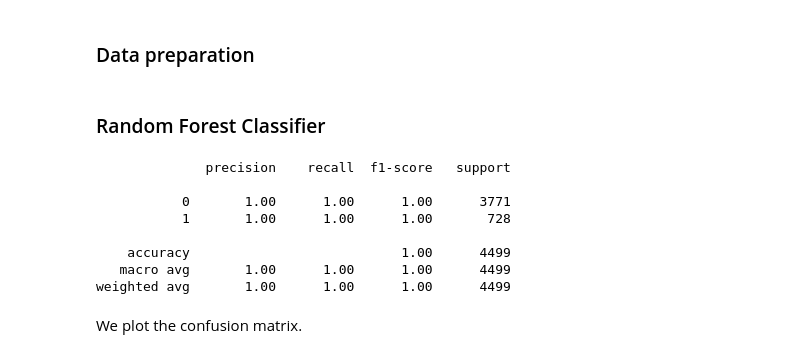
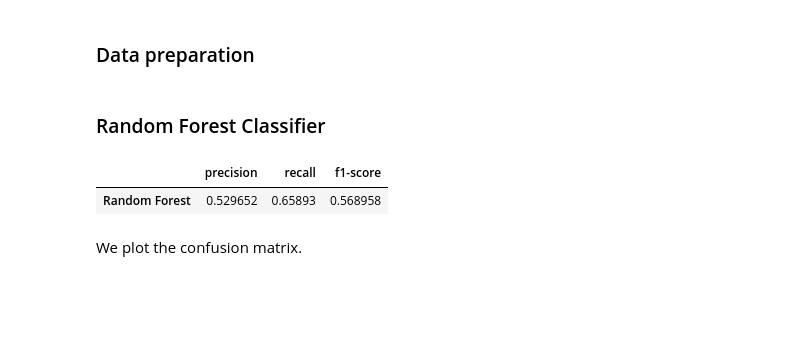
Before and after one commit to Bast-94/CYBERML-Project, a Jupyter notebook: cyber-ml.ipynb, the cells around one changed output. Drawn from its saved outputs; the diff is of its cells as text; code cells hidden in the pictures; blank space fills up the shorter version.

Commit message:
classification: Added cross validation for random forest and xgboost

```diff
--- a/cyber-ml.ipynb
+++ b/cyber-ml.ipynb
@@ -57,9 +57,9 @@ Isolation forest Algorithm is applied on categorical data with precising an `out
 With `get_list_of_if_outliers` implemented in previous practical sessions, we apply Isolation forest algorithm on categroical data. Then we will retrieve outliers indexes.
 # %%
 outlier_fraction = (full_df['Label'] == 1).sum() / len(full_df)
-categorical_columns = get_object_column_names(full_df)
-categorical_columns.append('Date')
-if_outlier_indexes = get_list_of_if_outliers(full_df.drop(columns=categorical_columns), outlier_fraction, seed=35)
+# categorical_columns = get_object_column_names(full_df)
+# categorical_columns.append('Date')
+if_outlier_indexes = get_list_of_if_outliers(full_df.drop(columns=['Date', 'Attack', 'Label']), outlier_fraction, seed=35)
 # %% [markdown]
 Let's compute accuracy by counting predicted outliers which are real outliers.
 # %%
@@ -104,7 +105,7 @@ full_df.to_csv('./data/clean_swat.csv')
 # %% [markdown]
 ## Outlier detection with LocalOutlierFactor
 # %%
-local_factor_outliers_indices = get_list_of_lof_outliers(full_df.drop(columns=categorical_columns), outlier_fraction)
+local_factor_outliers_indices = get_list_of_lof_outliers(full_df.drop(columns=['Date', 'Attack', 'Label']), outlier_fraction)
 
 lof_outliers = np.zeros(len(full_df))
 lof_outliers[local_factor_outliers_indices] = 1
@@ -148,32 +150,44 @@ from xgboost import XGBClassifier
 # %%
 seed: int = 42
-one_hot_encoded_df = get_one_hot_encoded_dataframe(full_df.drop(columns=categorical_columns))
+one_hot_encoded_df = get_one_hot_encoded_dataframe(full_df.drop(columns=['Date', 'Attack', 'Label']))
 no_nan_df = remove_nan_through_mean_imputation(one_hot_encoded_df)
 # %% [markdown]
 ### Random Forest Classifier
-# %%
-random_forest = RandomForestClassifier(
-    n_estimators=512,
-    max_depth=128,
-    max_leaf_nodes=256,
-    max_features='sqrt',
-    random_state=seed
-)
-
-X_train, X_test, y_train, y_test = train_test_split(no_nan_df, no_nan_df['Label'], test_size=0.3, random_state=seed)
-random_forest.fit(X_train, y_train)
-
-y_pred = random_forest.predict(X_test)
-print(classification_report(y_test, y_pred))
-# %% [output]
-              precision    recall  f1-score   support
-
-           0       1.00      1.00      1.00      3771
-           1       1.00      1.00      1.00       728
-
-    accuracy                           1.00      4499
-   macro avg       1.00      1.00      1.00      4499
-weighted avg       1.00      1.00      1.00      4499
+# %%
+def gen_random_forest() -> RandomForestClassifier:
+    return RandomForestClassifier(
+        n_estimators=128,
+        max_depth=9,
+        max_features='sqrt',
+        random_state=seed
+    )
+
+def cross_validate_model(X, y, model_gen, model_name, tscv) -> pd.DataFrame:
+    res_total = pd.DataFrame()
+    for (train_index, test_index) in tscv.split(X):
+        X_train, X_test = X[train_index], X[test_index]
+        y_train, y_test = y[train_index], y[test_index]
+
+        model = model_gen()
+        model.fit(X_train, y_train)
+        y_pred = model.predict(X_test)
+        res = pd.DataFrame(classification_report(y_test, y_pred, output_dict=True, zero_division=0))
+        res_total = pd.concat([res_total, res[['weighted avg']]], axis=1)
+
+    res_total = res_total.mean(axis=1).to_frame().T.drop(columns=['support'])
+    res_total.index = [model_name]
+    return res_total
+# %%
+X = no_nan_df.to_numpy()
+y = full_df['Label'].to_numpy()
+
+n_splits = 3
+tscv = TimeSeriesSplit(n_splits=n_splits, test_size=int(0.5 * X.shape[0] // n_splits))
+
+cross_validate_model(X, y, gen_random_forest, 'Random Forest', tscv)
+# %% [output]
+|  | precision | recall | f1-score |
+| Random Forest | 0.529652 | 0.65893 | 0.568958 |
 # %% [markdown]
 We plot the confusion matrix.
 # %%
```
Also changed, not shown: parts of 13 cells of this notebook.
